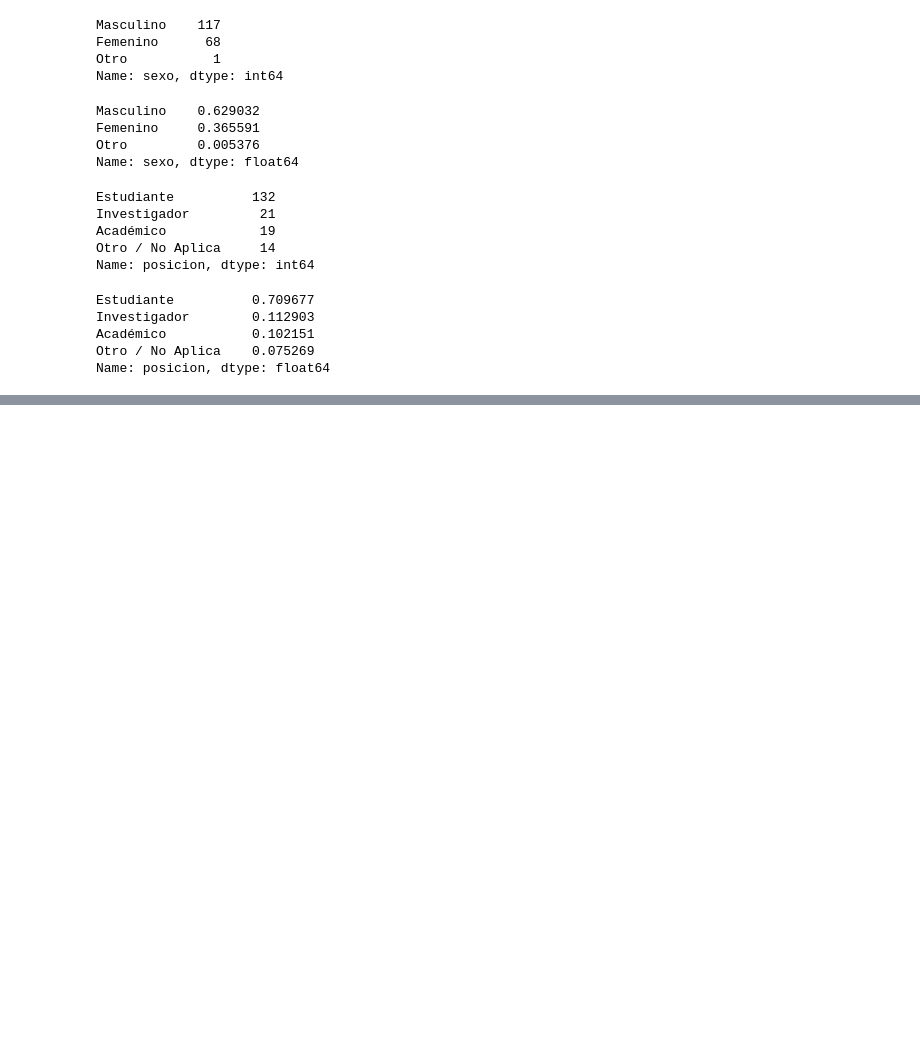
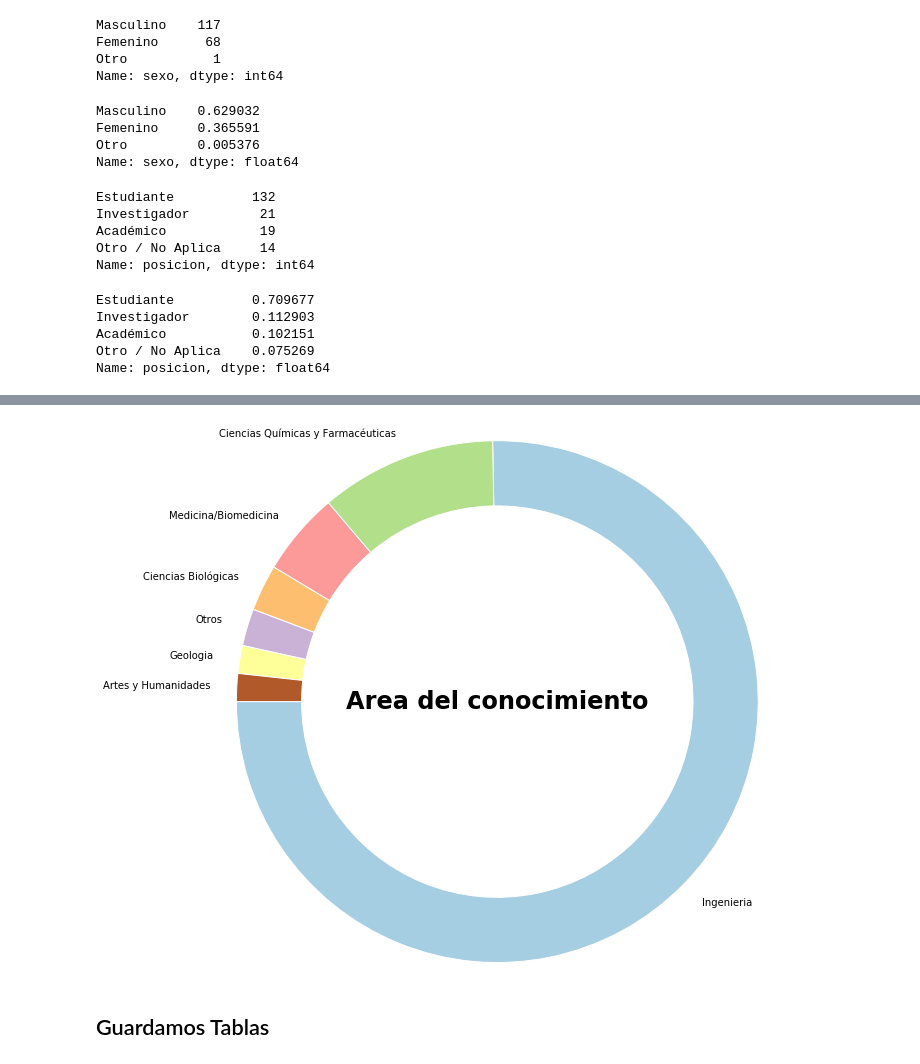
Before and after one commit to jocelyndunstan/calbildoCientificx, a Jupyter notebook: analisisInscritos.ipynb, the cells around one changed output, grey strips where cells are left out. Cells and saved outputs as stored; diff of their text form; code cells hidden in the pictures; blank space fills up the shorter version.

```diff
--- a/analisisInscritos.ipynb
+++ b/analisisInscritos.ipynb
@@ -196,0 +240,7 @@ Name: institucionNormalizada, dtype: float64
+# %%
+dato = datos['lugarNormalizado'].value_counts(normalize=False)
+donnut_plot(dato.values, "Area del conocimiento",dato.index.tolist())
+# %% [output]
+[figure, added]
+# %% [markdown]
+## Guardamos Tablas
```
Also changed, not shown: parts of 12 cells of this notebook.
